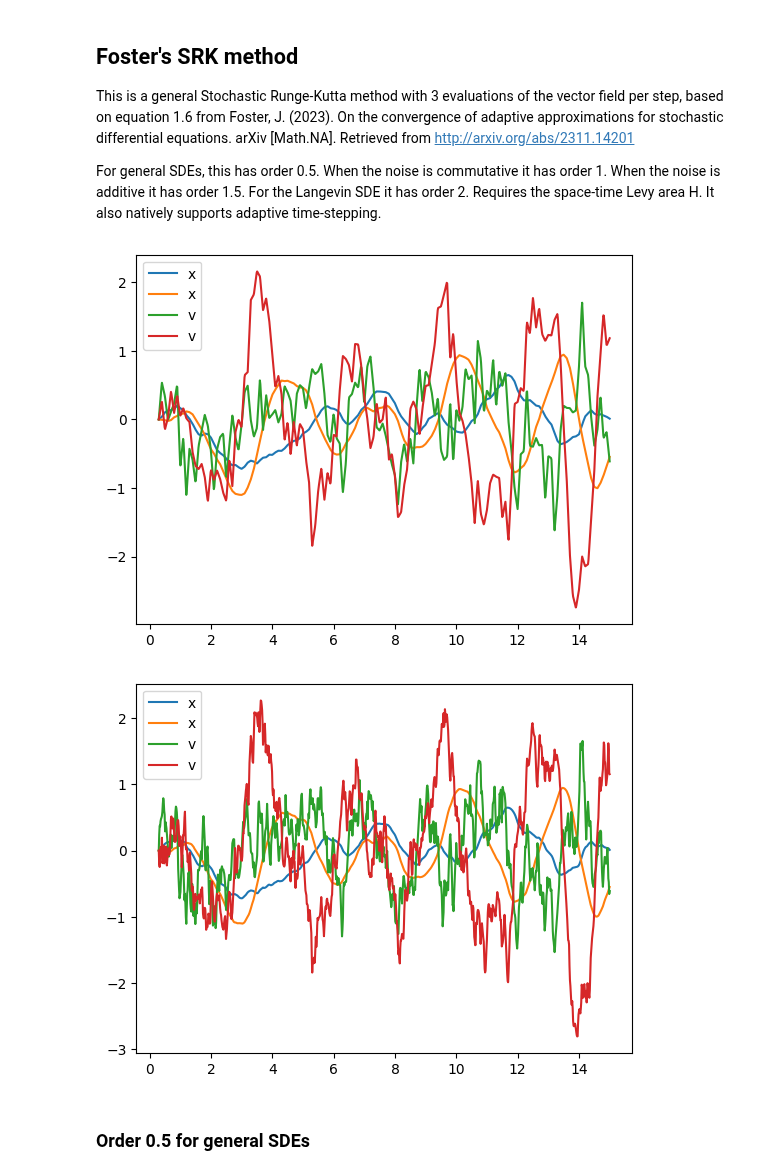
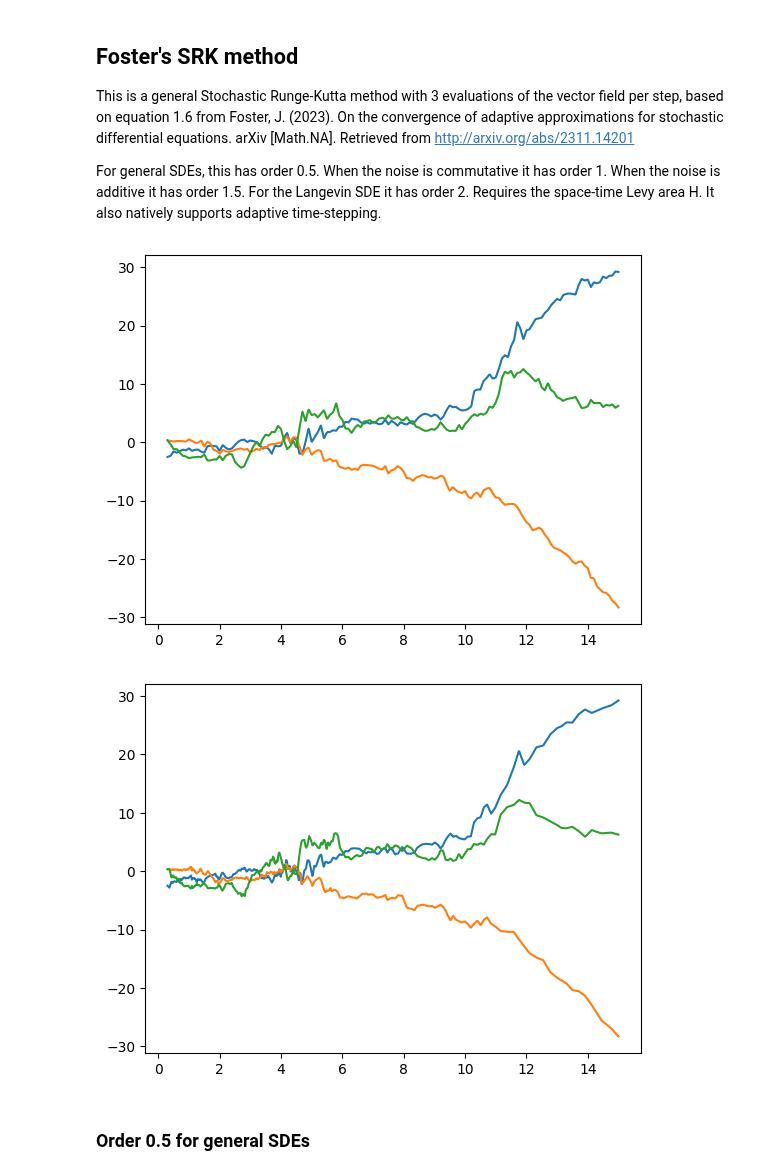
Before and after one commit to andyElking/diffrax_STLA, a Jupyter notebook: examples/srk_example.ipynb, the cells around one changed output. Saved outputs shown, nothing was run; the diff lists cells and outputs as text; code cells hidden in the pictures.

```diff
--- a/examples/srk_example.ipynb
+++ b/examples/srk_example.ipynb
@@ -162,25 +253,33 @@ Requires the space-time Levy area H.
 It also natively supports adaptive time-stepping.
 # %%
 solFosSRK = diffeqsolve(
-    terms_hosc, FosterSRK(), t0, t1, dt0=dt0, y0=hosc.y0, args=hosc.args, saveat=saveat
+    terms_time_sde,
+    FosterSRK(),
+    t0,
+    t1,
+    dt0=dt0,
+    y0=time_sde.y0,
+    args=time_sde.args,
+    saveat=saveat,
 )
-plot_sol_langevin(solFosSRK)
+plot_sol_general(solFosSRK)
 # %% [output]
-[figure, old version]
+[figure, new version]
 # %%
+# Supports adaptive time-stepping via an embedded method for error estimation
 controller = PIDController(pcoeff=0.1, icoeff=0.3, rtol=0.005, atol=0.001)
 solFosSRK_PID = diffeqsolve(
-    terms_hosc,
+    terms_time_sde,
     FosterSRK(),
     t0,
     t1,
     dt0=dt0,
-    y0=hosc.y0,
-    args=hosc.args,
+    y0=time_sde.y0,
+    args=time_sde.args,
     saveat=saveat,
     stepsize_controller=controller,
 )
-plot_sol_langevin(solFosSRK_PID)
+plot_sol_general(solFosSRK_PID)
 # %% [output]
-[figure, old version]
+[figure, new version]
 # %%
```
Also changed, not shown: parts of 30 cells of this notebook, 12 other files.
